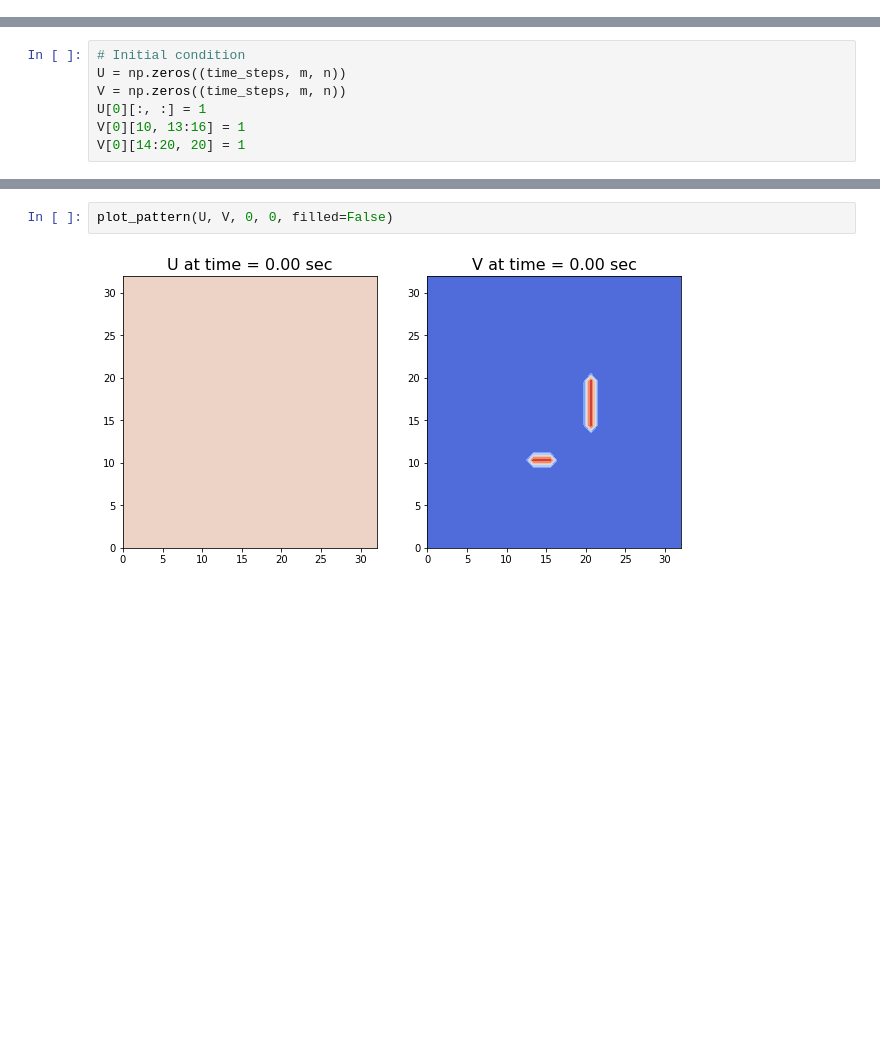
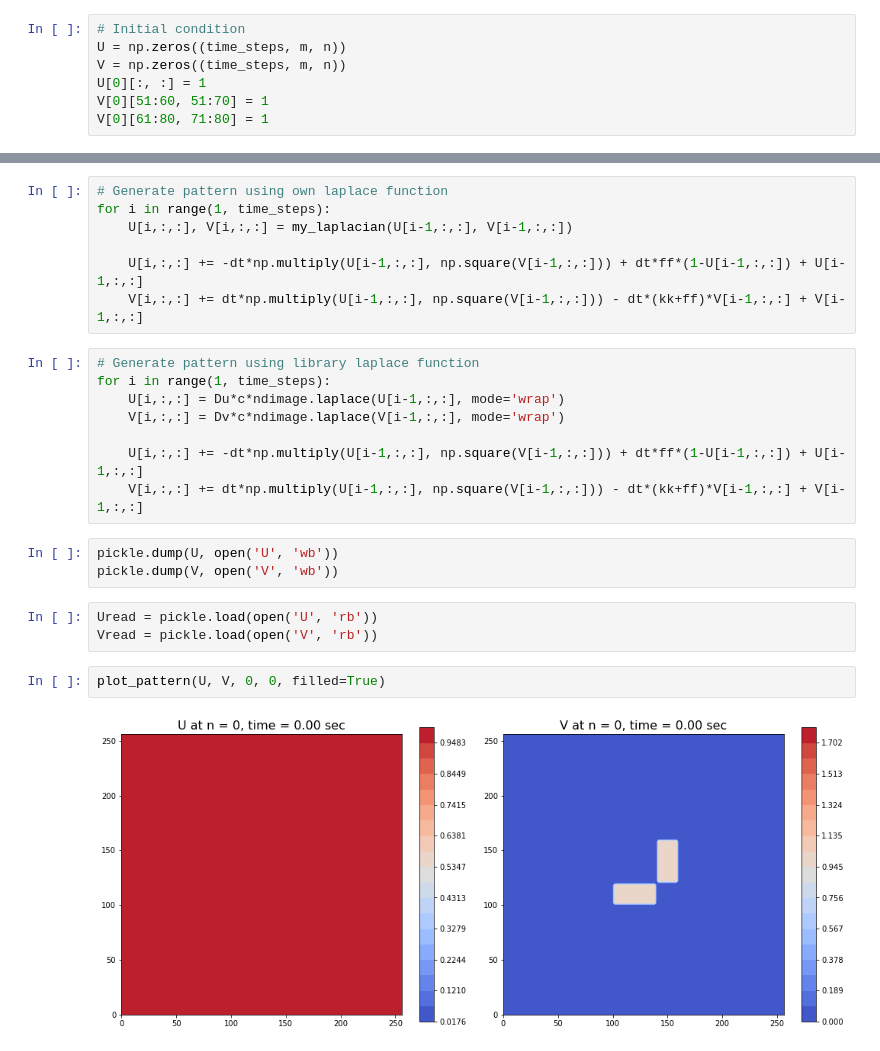
Before and after one commit to JasmineeeeeTONG/AM205_project_report, a Jupyter notebook: Reaction_Diffustion_for_Pattern_Formation.ipynb, the cells around one changed output, grey strips where cells are left out. Saved outputs shown, nothing was run; the diff lists cells and outputs as text; blank space fills up the shorter version.

```diff
--- a/Reaction_Diffustion_for_Pattern_Formation.ipynb
+++ b/Reaction_Diffustion_for_Pattern_Formation.ipynb
@@ -26,3 +29,10 @@ c = dt/(h*h)
+# %%
+# Initial condition
+U = np.zeros((time_steps, m, n))
+V = np.zeros((time_steps, m, n))
+U[0][:, :] = 1
+V[0][51:60, 51:70] = 1
+V[0][61:80, 71:80] = 1
 # %%
 # Function to plot the contour of the 2D pattern of U[tu] and V[tv]
 def plot_pattern(U, V, tu, tv, filled=True):
@@ -43,8 +70 @@ def plot_pattern(U, V, tu, tv, filled=True):
     plt.show()
-# %%
-# Initial condition
-U = np.zeros((time_steps, m, n))
-V = np.zeros((time_steps, m, n))
-U[0][:, :] = 1
-V[0][10, 13:16] = 1
-V[0][14:20, 20] = 1
@@ -51,4 +189,25 @@ V[0][14:20, 20] = 1
+# %%
+# Generate pattern using own laplace function
+for i in range(1, time_steps):
+    U[i,:,:], V[i,:,:] = my_laplacian(U[i-1,:,:], V[i-1,:,:])
+
+    U[i,:,:] += -dt*np.multiply(U[i-1,:,:], np.square(V[i-1,:,:])) + dt*ff*(1-U[i-1,:,:]) + U[i-1,:,:]
+    V[i,:,:] += dt*np.multiply(U[i-1,:,:], np.square(V[i-1,:,:])) - dt*(kk+ff)*V[i-1,:,:] + V[i-1,:,:]
+# %%
+# Generate pattern using library laplace function
+for i in range(1, time_steps):
+    U[i,:,:] = Du*c*ndimage.laplace(U[i-1,:,:], mode='wrap')
+    V[i,:,:] = Dv*c*ndimage.laplace(V[i-1,:,:], mode='wrap')
+
+    U[i,:,:] += -dt*np.multiply(U[i-1,:,:], np.square(V[i-1,:,:])) + dt*ff*(1-U[i-1,:,:]) + U[i-1,:,:]
+    V[i,:,:] += dt*np.multiply(U[i-1,:,:], np.square(V[i-1,:,:])) - dt*(kk+ff)*V[i-1,:,:] + V[i-1,:,:]
+# %%
+pickle.dump(U, open('U', 'wb'))
+pickle.dump(V, open('V', 'wb'))
+# %%
+Uread = pickle.load(open('U', 'rb'))
+Vread = pickle.load(open('V', 'rb'))
 # %%
-plot_pattern(U, V, 0, 0, filled=False)
+plot_pattern(U, V, 0, 0, filled=True)
 # %% [output]
-[figure, old version]
+[figure, new version]
```
Also changed, not shown: parts of 11 cells of this notebook.
